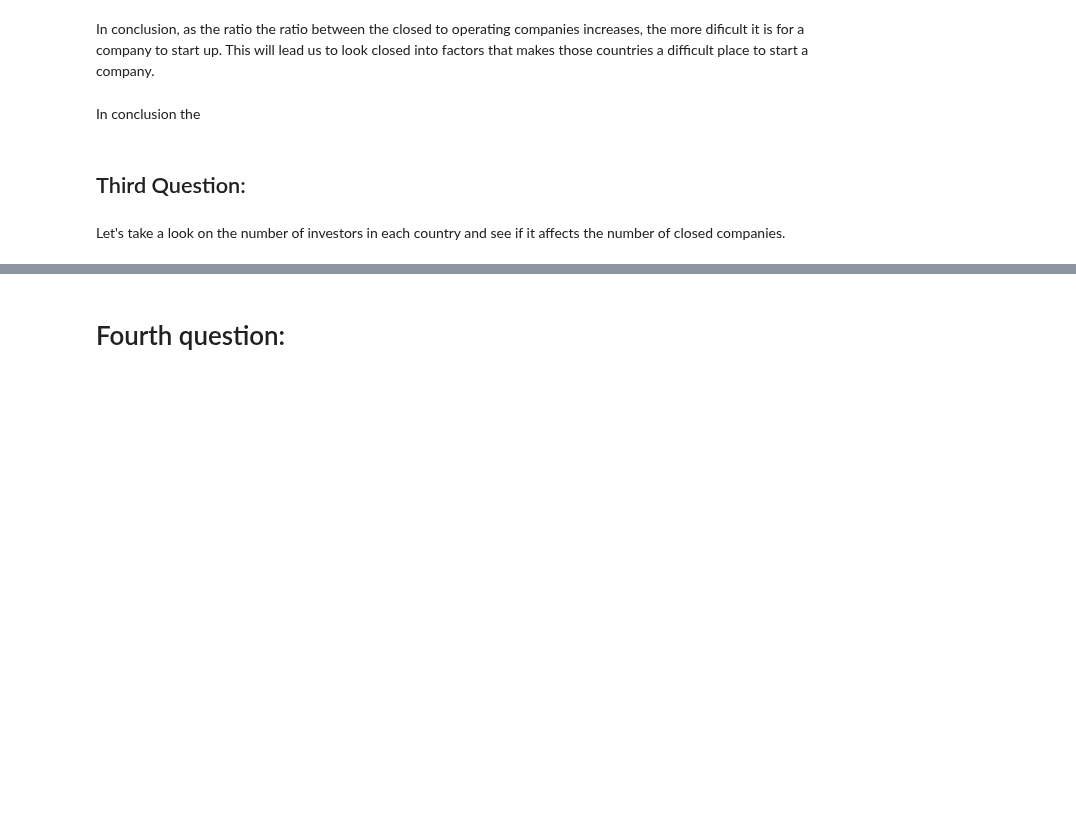
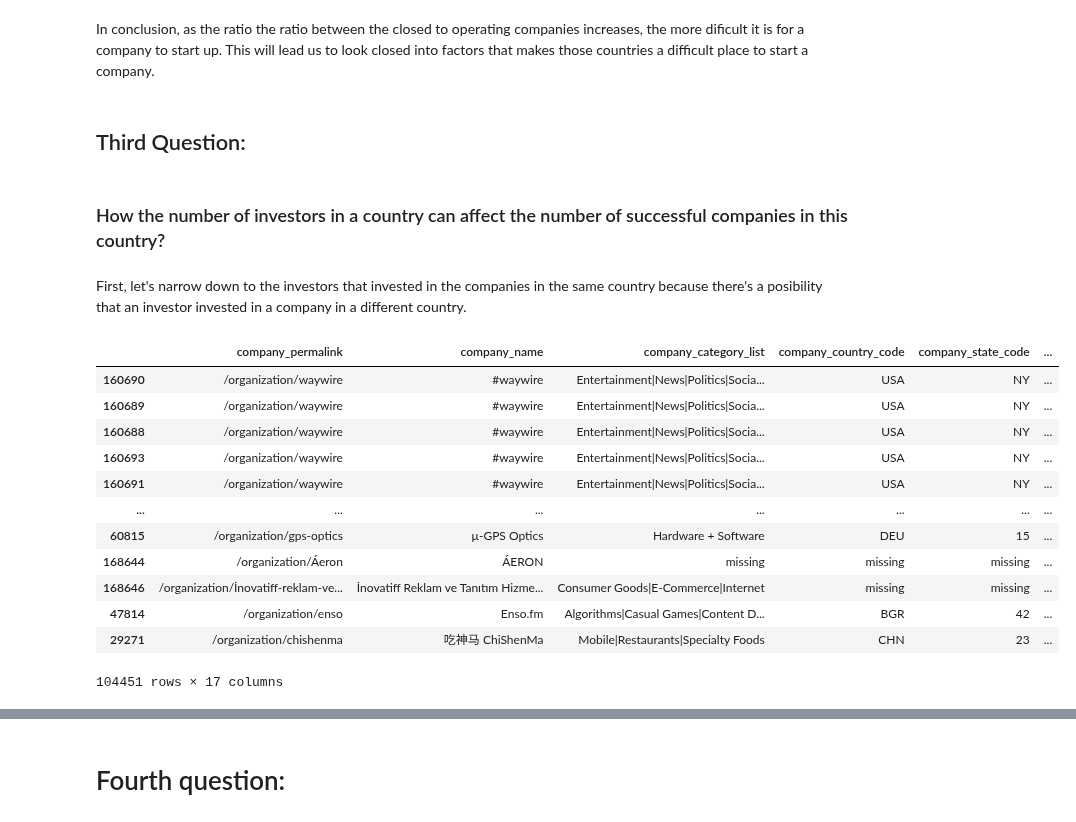
Before and after one commit to OdyAsh/StartupCompanies, a Jupyter notebook: Startup-Companies.ipynb, the cells around one changed output, grey strips where cells are left out. Cells and saved outputs as stored; diff of their text form; code cells hidden in the pictures; blank space fills up the shorter version.

```diff
--- a/Startup-Companies.ipynb
+++ b/Startup-Companies.ipynb
@@ -1863,9 +1863,26 @@ The dataframe above shows us how although the US has strong economics and massiv
 If we quickly look at another example and that is the country after the US which is The United Kingdom (GBR) it had 7846 oeprating company with 567 closed companies. Ofcourse, since the US is much bigger the number are biggr but we will look at the ratio between the closed to operating companies to find it 0.07. SIgnificantly it is closed to the US and we can consider that both countries have the same facilities and both show that the lack of investors can affect the companies.
 # %% [markdown]
 In conclusion, as the ratio the ratio between the closed to operating companies increases, the more dificult it is for a company to start up. This will lead us to look closed into factors that makes those countries a difficult place to start a company.
-# %% [markdown]
-In conclusion the
 # %% [markdown]
 ## Third Question:
 # %% [markdown]
-Let's take a look on the number of investors in each country and see if it affects the number of closed companies.
+### How the number of investors in a country can affect the number of successful companies in this country?
+# %% [markdown]
+First, let's narrow down to the investors that invested in the companies in the same country because there's a posibility that an investor invested in a company in a different country.
+# %%
+comp_investors = invests[invests['company_country_code'] == invests['investor_country_code']]
+comp_investors
+# %% [output]
+|  | company_permalink | company_name | company_category_list | company_country_code | company_state_code | ... |
+| 160690 | /organization/waywire | #waywire | Entertainment|News|Politics|Socia... | USA | NY | ... |
+| 160689 | /organization/waywire | #waywire | Entertainment|News|Politics|Socia... | USA | NY | ... |
+| 160688 | /organization/waywire | #waywire | Entertainment|News|Politics|Socia... | USA | NY | ... |
+| 160693 | /organization/waywire | #waywire | Entertainment|News|Politics|Socia... | USA | NY | ... |
+| 160691 | /organization/waywire | #waywire | Entertainment|News|Politics|Socia... | USA | NY | ... |
+| ... | ... | ... | ... | ... | ... | ... |
+| 60815 | /organization/gps-optics | µ-GPS Optics | Hardware + Software | DEU | 15 | ... |
+| 168644 | /organization/Áeron | ÁERON | missing | missing | missing | ... |
+| 168646 | /organization/İnovatiff-reklam-ve... | İnovatiff Reklam ve Tanıtım Hizme... | Consumer Goods|E-Commerce|Internet | missing | missing | ... |
+| 47814 | /organization/enso | Еnso.fm | Algorithms|Casual Games|Content D... | BGR | 42 | ... |
+| 29271 | /organization/chishenma | 吃神马 ChiShenMa | Mobile|Restaurants|Specialty Foods | CHN | 23 | ... |
+104451 rows × 17 columns
```
Also changed, not shown: parts of 18 cells of this notebook.
